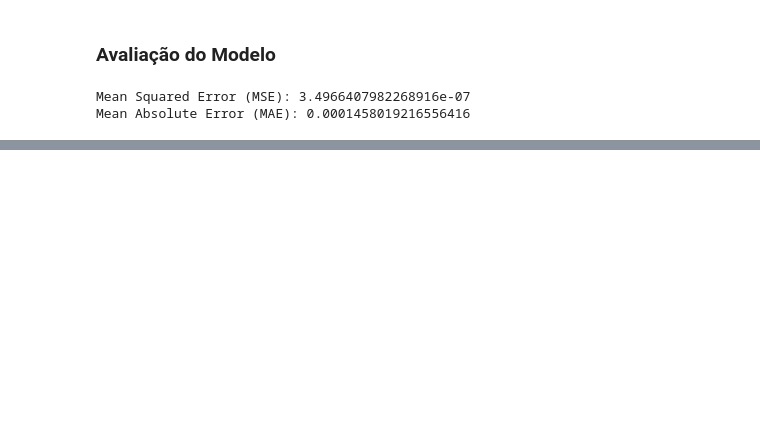
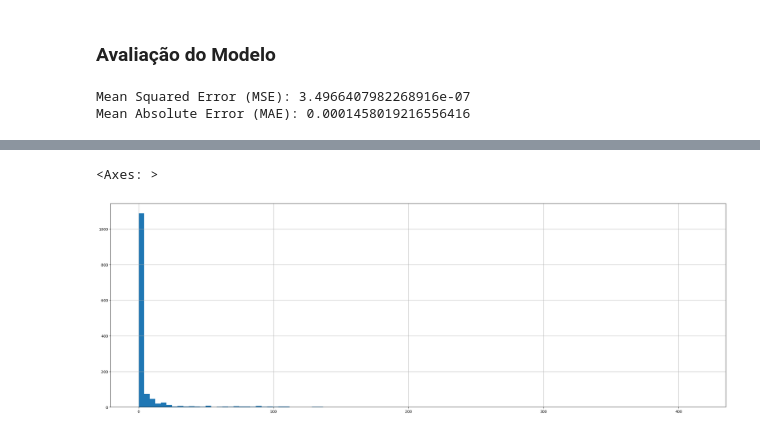
Before and after one commit to hlaff147/ES-290-Comunicacoes-Moveis, a Jupyter notebook: localization_techniques/fingerprint/fingerprint.ipynb, the cells around one changed output, grey strips where cells are left out. Drawn from its saved outputs; the diff is of its cells as text; code cells hidden in the pictures; blank space fills up the shorter version.

```diff
--- a/localization_techniques/fingerprint/fingerprint.ipynb
+++ b/localization_techniques/fingerprint/fingerprint.ipynb
@@ -222,0 +191,6 @@ plt.show()
+# %%
+# Histograma e Box-Plot dos Erros
+df2['diff_metros'].hist(bins=100, figsize=(30,10))
+# %% [output]
+<Axes: >
+[figure, added]
```
Also changed, not shown: parts of 3 cells of this notebook.
